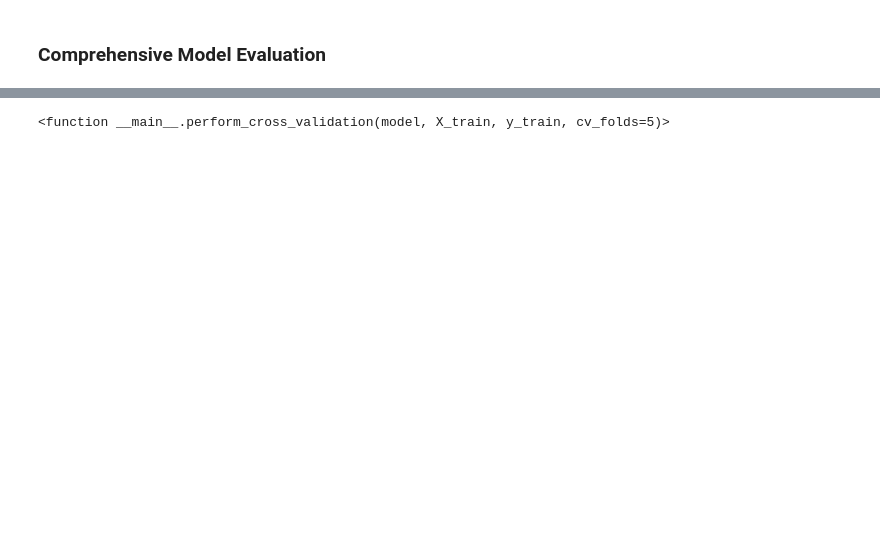
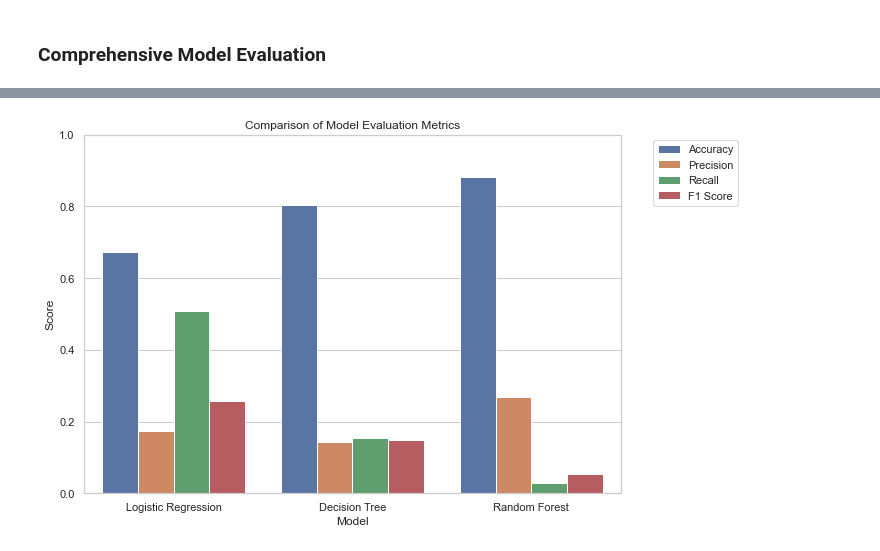
Before and after one commit to RaphaelMuthenya/diabetes-readmissions-ML, a Jupyter notebook: Diabetes-Readmission/diabetes-ml.ipynb, the cells around one changed output, grey strips where cells are left out. Drawn from its saved outputs; the diff is of its cells as text; code cells hidden in the pictures; blank space fills up the shorter version.

```diff
--- a/Diabetes-Readmission/diabetes-ml.ipynb
+++ b/Diabetes-Readmission/diabetes-ml.ipynb
@@ -656,0 +635,12 @@ warnings.filterwarnings('ignore')
+# %%
+from sklearn.linear_model import LogisticRegression
+from sklearn.tree import DecisionTreeClassifier
+from sklearn.ensemble import RandomForestClassifier
+from sklearn.metrics import classification_report, confusion_matrix
+
+# Initialize models
+logreg = LogisticRegression(class_weight='balanced', max_iter=1000, random_state=42)
+dtree = DecisionTreeClassifier(class_weight='balanced', random_state=42)
+rf = RandomForestClassifier(class_weight='balanced', random_state=42)
+# %%
+logreg.fit(X_train_scaled, y_train_ros)
@@ -656,0 +649,2 @@ warnings.filterwarnings('ignore')
+# %%
+dtree.fit(X_train_scaled, y_train_ros)
@@ -656,0 +653,2 @@ warnings.filterwarnings('ignore')
+# %%
+rf.fit(X_train_scaled, y_train_ros)
@@ -767,4 +658,0 @@ def perform_cross_validation(model, X_train, y_train, cv_folds=5):
-# %%
-perform_cross_validation
-# %% [output]
-<function __main__.perform_cross_validation(model, X_train, y_train, cv_folds=5)>
@@ -874,0 +659,57 @@ def complete_post_training_workflow(model, X_train, X_test, y_train, y_test,
+# %%
+from sklearn.metrics import accuracy_score, precision_score, recall_score, f1_score
+import matplotlib.pyplot as plt
+import seaborn as sns
+
+# Ensure predictions are made on scaled test data
+y_pred_logreg = logreg.predict(X_test_scaled)
+y_pred_dtree = dtree.predict(X_test_scaled)
+y_pred_rf = rf.predict(X_test_scaled)
+
+# Collect metrics
+models = ['Logistic Regression', 'Decision Tree', 'Random Forest']
+accuracy = [
+    accuracy_score(y_test, y_pred_logreg),
+    accuracy_score(y_test, y_pred_dtree),
+    accuracy_score(y_test, y_pred_rf)
+]
+precision = [
+    precision_score(y_test, y_pred_logreg),
+    precision_score(y_test, y_pred_dtree),
+    precision_score(y_test, y_pred_rf)
+]
+recall = [
+    recall_score(y_test, y_pred_logreg),
+    recall_score(y_test, y_pred_dtree),
+    recall_score(y_test, y_pred_rf)
+]
+f1 = [
+    f1_score(y_test, y_pred_logreg),
+    f1_score(y_test, y_pred_dtree),
+    f1_score(y_test, y_pred_rf)
+]
+
+# Create a DataFrame for plotting
+import pandas as pd
+
+results_df = pd.DataFrame({
+    'Model': models,
+    'Accuracy': accuracy,
+    'Precision': precision,
+    'Recall': recall,
+    'F1 Score': f1
+})
+
+# Melt DataFrame for seaborn
+results_melted = results_df.melt(id_vars='Model', var_name='Metric', value_name='Score')
+
+# Plot
+plt.figure(figsize=(10, 6))
+sns.barplot(data=results_melted, x='Model', y='Score', hue='Metric')
+plt.title('Comparison of Model Evaluation Metrics')
+plt.ylim(0, 1)
+plt.legend(bbox_to_anchor=(1.05, 1), loc='upper left')
+plt.tight_layout()
+plt.show()
+# %% [output]
+[figure, added]
```
Also changed, not shown: parts of 81 cells of this notebook, 1 other file.
